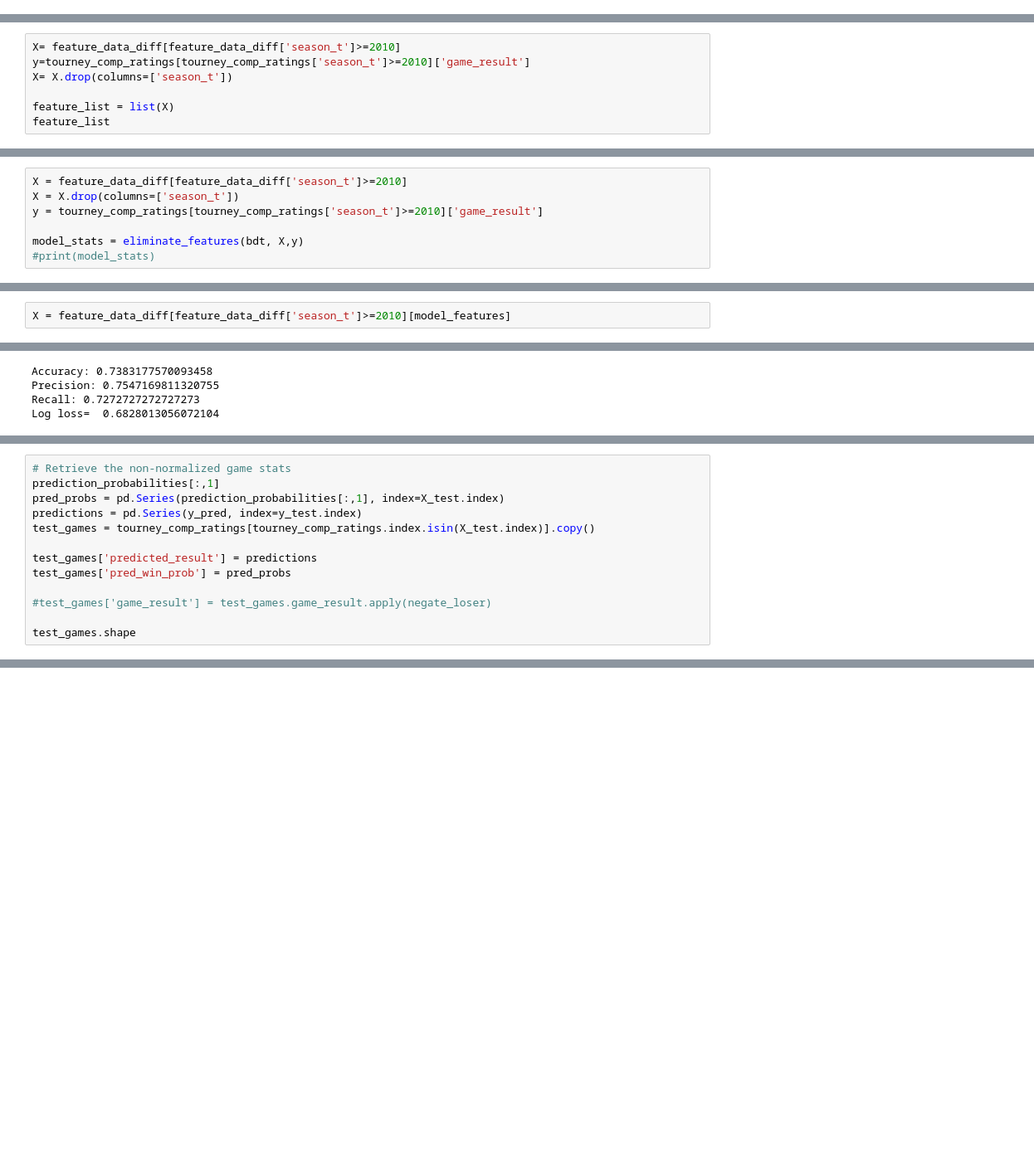
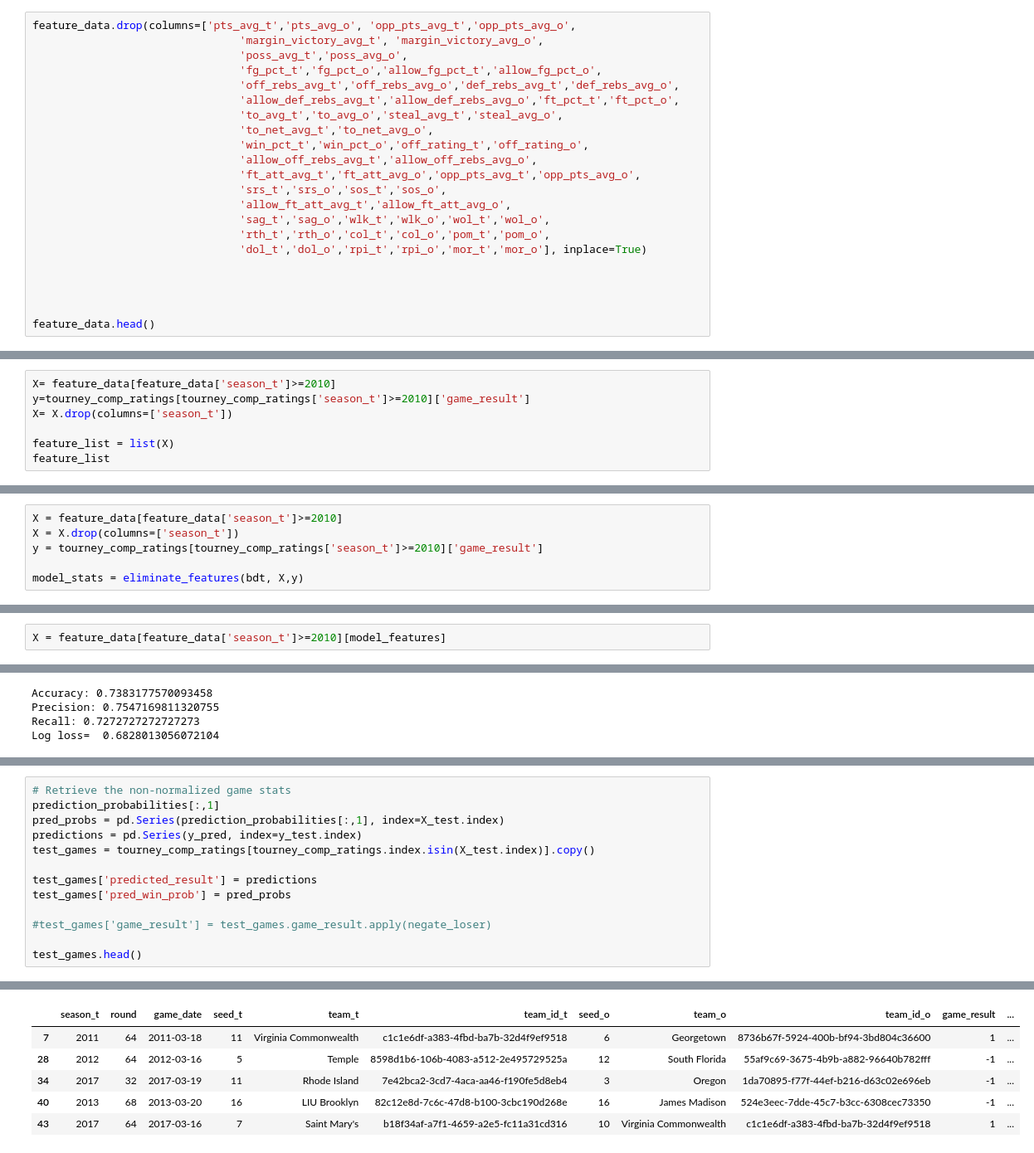
Before and after one commit to chipk215/ncaa_basketball, a Jupyter notebook: Models/Tournament_Model_AdaBoost-Delta.ipynb, the cells around one changed output, grey strips where cells are left out. Shown at 83% size. Cells and saved outputs as stored; diff of their text form; blank space fills up the shorter version.

```diff
--- a/Models/Tournament_Model_AdaBoost-Delta.ipynb
+++ b/Models/Tournament_Model_AdaBoost-Delta.ipynb
@@ -363,0 +373,22 @@ feature_data_diff.drop(columns=['pts_avg_t','pts_avg_o', 'opp_pts_avg_t','opp_pt
+# %%
+feature_data.drop(columns=['pts_avg_t','pts_avg_o', 'opp_pts_avg_t','opp_pts_avg_o',
+                                'margin_victory_avg_t', 'margin_victory_avg_o',
+                                'poss_avg_t','poss_avg_o',
+                                'fg_pct_t','fg_pct_o','allow_fg_pct_t','allow_fg_pct_o',
+                                'off_rebs_avg_t','off_rebs_avg_o','def_rebs_avg_t','def_rebs_avg_o',
+                                'allow_def_rebs_avg_t','allow_def_rebs_avg_o','ft_pct_t','ft_pct_o',
+                                'to_avg_t','to_avg_o','steal_avg_t','steal_avg_o',
+                                'to_net_avg_t','to_net_avg_o',
+                                'win_pct_t','win_pct_o','off_rating_t','off_rating_o',
+                                'allow_off_rebs_avg_t','allow_off_rebs_avg_o',
+                                'ft_att_avg_t','ft_att_avg_o','opp_pts_avg_t','opp_pts_avg_o',
+                                'srs_t','srs_o','sos_t','sos_o',
+                                'allow_ft_att_avg_t','allow_ft_att_avg_o',
+                                'sag_t','sag_o','wlk_t','wlk_o','wol_t','wol_o',
+                                'rth_t','rth_o','col_t','col_o','pom_t','pom_o',
+                                'dol_t','dol_o','rpi_t','rpi_o','mor_t','mor_o'], inplace=True)
+
+
+
+
+feature_data.head()
@@ -364,5 +402,5 @@ feature_data_diff.drop(columns=['pts_avg_t','pts_avg_o', 'opp_pts_avg_t','opp_pt
 # %%
-X= feature_data_diff[feature_data_diff['season_t']>=2010]
+X= feature_data[feature_data['season_t']>=2010]
 y=tourney_comp_ratings[tourney_comp_ratings['season_t']>=2010]['game_result']
 X= X.drop(columns=['season_t'])
 
@@ -507,12 +545,11 @@ plt.show()
 # %% [markdown]
 #### Model Feature Optimization
 # %%
-X = feature_data_diff[feature_data_diff['season_t']>=2010]
+X = feature_data[feature_data['season_t']>=2010]
 X = X.drop(columns=['season_t'])
 y = tourney_comp_ratings[tourney_comp_ratings['season_t']>=2010]['game_result']
 
 model_stats = eliminate_features(bdt, X,y)
-#print(model_stats)
 # %% [output]
 Iteration=  0
 least_important label=  upset_seed_threshold
@@ -581,7 +618,7 @@ print(model_features)
 # %% [output]
 ['delta_fg_pct', 'delta_ft_pct', 'delta_win_pct', 'delta_seed', 'delta_srs', 'delta_sos', 'delta_sag', 'delta_wlk', 'delta_rth', 'delta_pom', 'delta_dol', 'delta_rpi', 'delta_mor']
 # %%
-X = feature_data_diff[feature_data_diff['season_t']>=2010][model_features]
+X = feature_data[feature_data['season_t']>=2010][model_features]
 # %%
 y = tourney_comp_ratings[tourney_comp_ratings['season_t']>=2010]['game_result']
 
@@ -660,5 +727,5 @@ test_games['pred_win_prob'] = pred_probs
 
 #test_games['game_result'] = test_games.game_result.apply(negate_loser)
 
-test_games.shape
+test_games.head()
 # %% [output]
@@ -666,3 +732,9 @@ test_games.shape
+|  | season_t | round | game_date | seed_t | team_t | team_id_t | seed_o | team_o | team_id_o | game_result | ... |
+| 7 | 2011 | 64 | 2011-03-18 | 11 | Virginia Commonwealth | c1c1e6df-a383-4fbd-ba7b-32d4f9ef9518 | 6 | Georgetown | 8736b67f-5924-400b-bf94-3bd804c36600 | 1 | ... |
+| 28 | 2012 | 64 | 2012-03-16 | 5 | Temple | 8598d1b6-106b-4083-a512-2e495729525a | 12 | South Florida | 55af9c69-3675-4b9b-a882-96640b782fff | -1 | ... |
+| 34 | 2017 | 32 | 2017-03-19 | 11 | Rhode Island | 7e42bca2-3cd7-4aca-aa46-f190fe5d8eb4 | 3 | Oregon | 1da70895-f77f-44ef-b216-d63c02e696eb | -1 | ... |
+| 40 | 2013 | 68 | 2013-03-20 | 16 | LIU Brooklyn | 82c12e8d-7c6c-47d8-b100-3cbc190d268e | 16 | James Madison | 524e3eec-7dde-45c7-b3cc-6308cec73350 | -1 | ... |
+| 43 | 2017 | 64 | 2017-03-16 | 7 | Saint Mary's | b18f34af-a7f1-4659-a2e5-fc11a31cd316 | 10 | Virginia Commonwealth | c1c1e6df-a383-4fbd-ba7b-32d4f9ef9518 | 1 | ... |
 # %%
 missed_predictions = test_games[test_games['game_result'] !=
                                 test_games['predicted_result']].sort_values(by='pred_win_prob', ascending=False)
```
Also changed, not shown: parts of 25 cells of this notebook, 2 other files.
